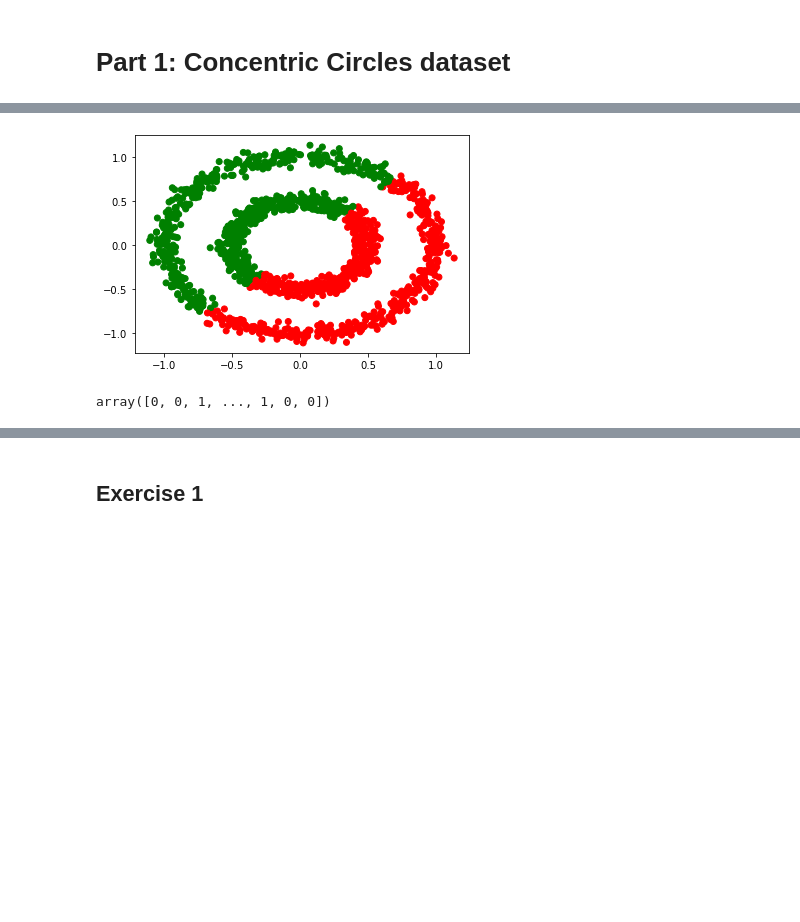
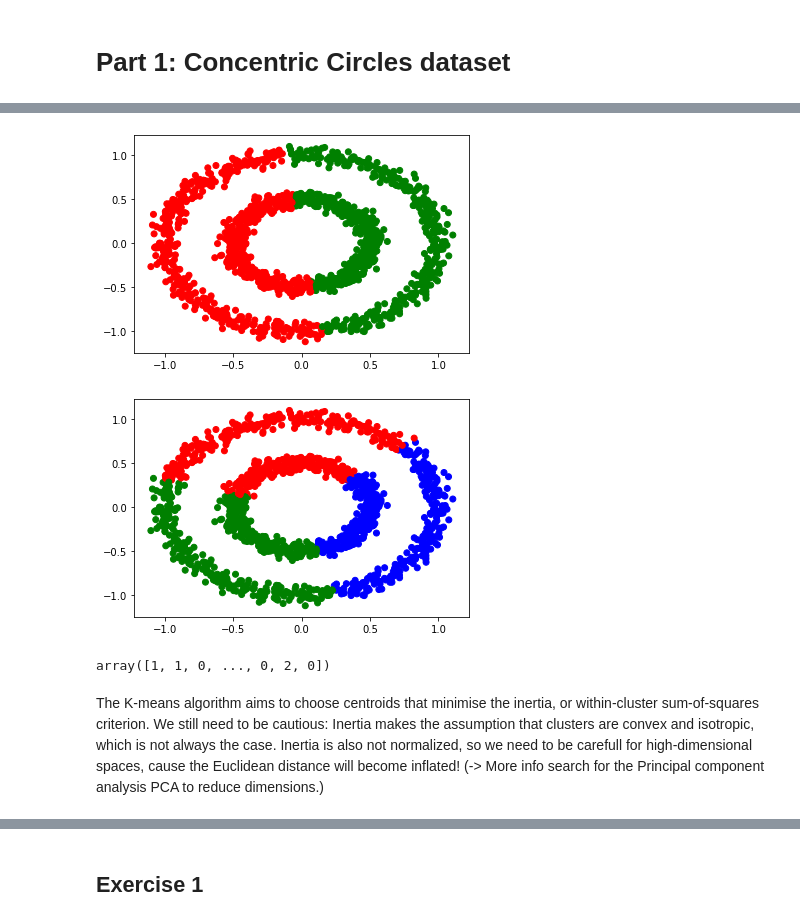
Before and after one commit to VictorMatt01/Machine_Learning_UGent, a Jupyter notebook: Unsupervised_Learning/unsupervised.ipynb, the cells around one changed output, grey strips where cells are left out. Saved outputs shown, nothing was run; the diff lists cells and outputs as text; code cells hidden in the pictures; blank space fills up the shorter version.

```diff
--- a/Unsupervised_Learning/unsupervised.ipynb
+++ b/Unsupervised_Learning/unsupervised.ipynb
@@ -37,9 +37,14 @@ def apply(X, algo):
     plt.show()
     return labels
 # %%
-# try K-means clustering
+# try K-means clustering -> https://scikit-learn.org/stable/modules/clustering.html#k-means
 apply(X, cluster.KMeans(n_clusters=2, random_state=8))
+# Adding some more examples of k-means clustering
+apply(X, cluster.KMeans(n_clusters=3, random_state=8))
 # %% [output]
-[figure, old version]
+[figure, new version]
+[figure, added]
-array([0, 0, 1, ..., 1, 0, 0])
+array([1, 1, 0, ..., 0, 2, 0])
+# %% [markdown]
+The K-means algorithm aims to choose centroids that minimise the inertia, or within-cluster sum-of-squares criterion. We still need to be cautious: Inertia makes the assumption that clusters are convex and isotropic, which is not always the case. Inertia is also not normalized, so we need to be carefull for high-dimensional spaces, cause the Euclidean distance will become inflated! (-> More info search for the Principal component analysis PCA to reduce dimensions.)
 # %%
```
Also changed, not shown: parts of 20 cells of this notebook, 1 other file.
